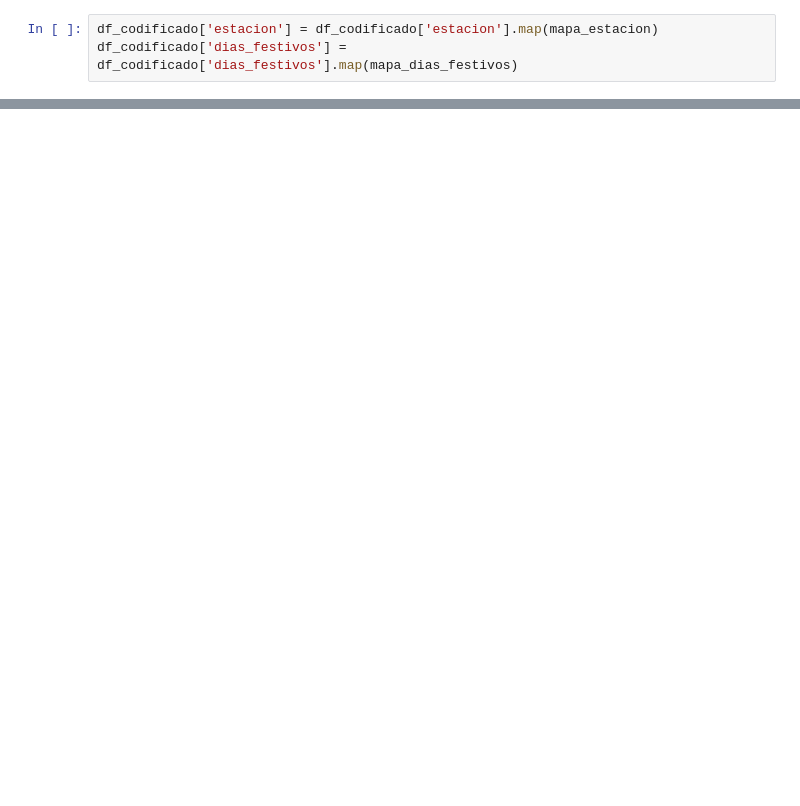
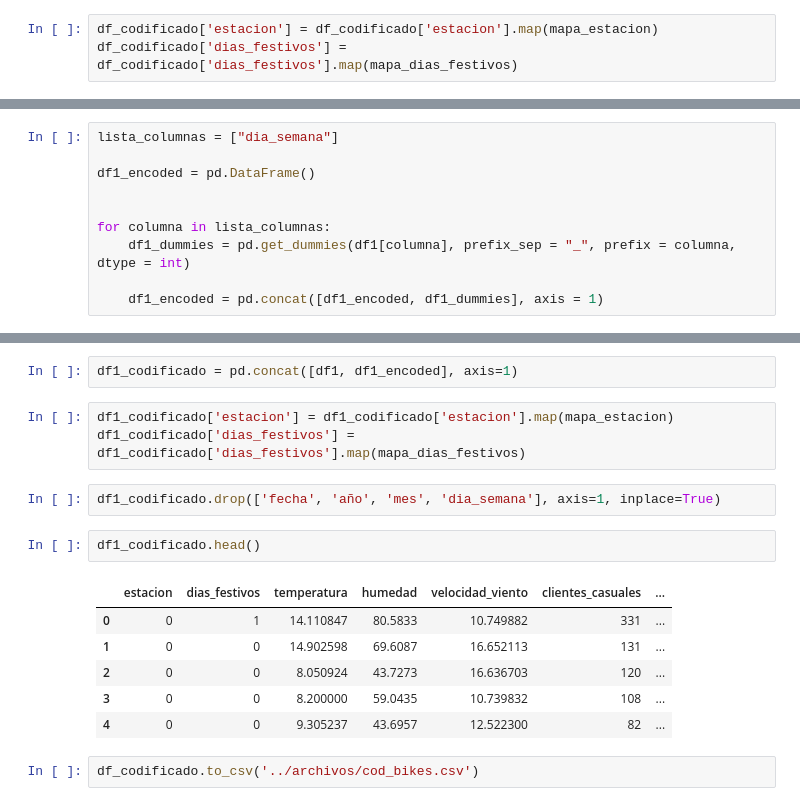
Before and after one commit to Adalab/project-da-promo-c-module-3-team-3, a Jupyter notebook: notebooks/5-Encoding.ipynb, the cells around one changed output, grey strips where cells are left out. Cells and saved outputs as stored; diff of their text form; blank space fills up the shorter version.

```diff
--- a/notebooks/5-Encoding.ipynb
+++ b/notebooks/5-Encoding.ipynb
@@ -141,0 +168,10 @@ df_codificado['dias_festivos'] = df_codificado['dias_festivos'].map(mapa_dias_fe
+# %%
+lista_columnas = ["dia_semana"]
+
+df1_encoded = pd.DataFrame()
+
+
+for columna in lista_columnas:
+    df1_dummies = pd.get_dummies(df1[columna], prefix_sep = "_", prefix = columna, dtype = int)
+
+    df1_encoded = pd.concat([df1_encoded, df1_dummies], axis = 1)
@@ -141,0 +184,18 @@ df_codificado['dias_festivos'] = df_codificado['dias_festivos'].map(mapa_dias_fe
+# %%
+df1_codificado = pd.concat([df1, df1_encoded], axis=1)
+# %%
+df1_codificado['estacion'] = df1_codificado['estacion'].map(mapa_estacion)
+df1_codificado['dias_festivos'] = df1_codificado['dias_festivos'].map(mapa_dias_festivos)
+# %%
+df1_codificado.drop(['fecha', 'año', 'mes', 'dia_semana'], axis=1, inplace=True)
+# %%
+df1_codificado.head()
+# %% [output]
+|  | estacion | dias_festivos | temperatura | humedad | velocidad_viento | clientes_casuales | ... |
+| 0 | 0 | 1 | 14.110847 | 80.5833 | 10.749882 | 331 | ... |
+| 1 | 0 | 0 | 14.902598 | 69.6087 | 16.652113 | 131 | ... |
+| 2 | 0 | 0 | 8.050924 | 43.7273 | 16.636703 | 120 | ... |
+| 3 | 0 | 0 | 8.200000 | 59.0435 | 10.739832 | 108 | ... |
+| 4 | 0 | 0 | 9.305237 | 43.6957 | 12.522300 | 82 | ... |
+# %%
+df_codificado.to_csv('../archivos/cod_bikes.csv')
```
Also changed, not shown: parts of 11 cells of this notebook, 4 other files.
